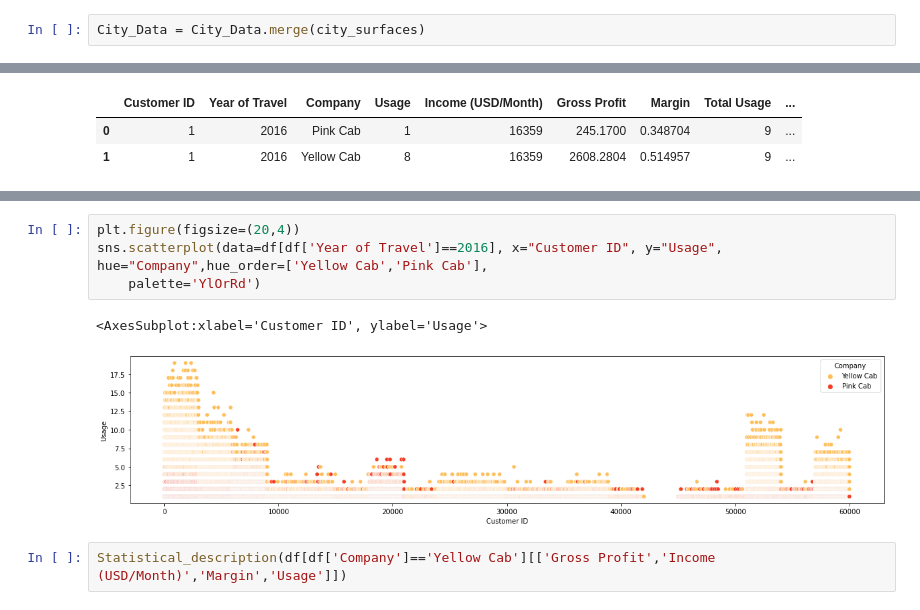
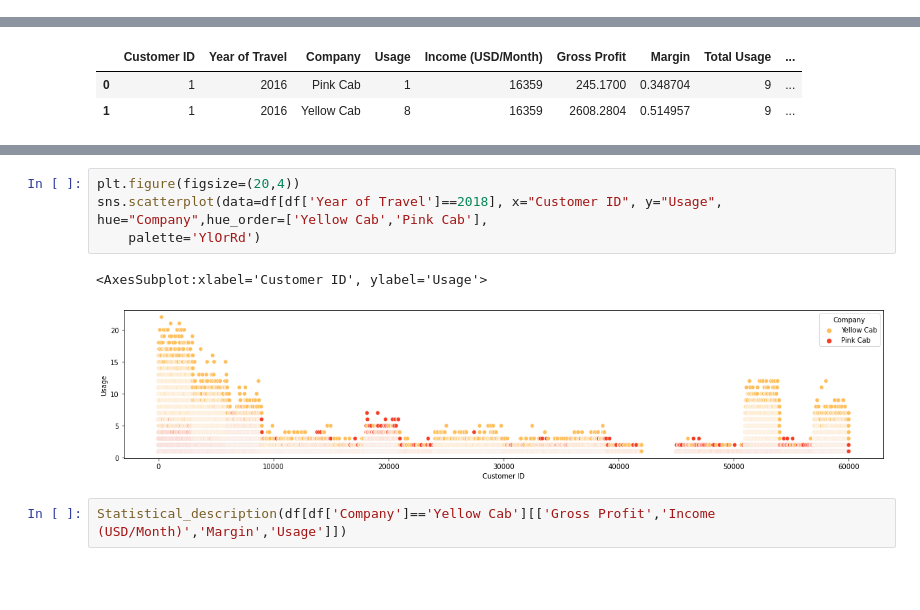
Before and after one commit to Rim-B/Cab_Investment, a Jupyter notebook: Cab Investment EDA.ipynb, the cells around one changed output, grey strips where cells are left out. Drawn from its saved outputs; the diff is of its cells as text; blank space fills up the shorter version.

```diff
--- a/Cab Investment EDA.ipynb
+++ b/Cab Investment EDA.ipynb
@@ -314,5 +304,3 @@ city_surfaces = pd.DataFrame.from_dict(city_surfaces_dictio)
-# %%
-City_Data = City_Data.merge(city_surfaces)
 # %% [markdown]
 ## Customer_Data <a class="anchor" id="Customer_Data"></a>
 # %% [markdown]
@@ -659,10 +665,10 @@ g = sns.catplot(x="Year of Travel", y="Usage",
 # %%
 plt.figure(figsize=(20,4))
-sns.scatterplot(data=df[df['Year of Travel']==2016], x="Customer ID", y="Usage", hue="Company",hue_order=['Yellow Cab','Pink Cab'],
+sns.scatterplot(data=df[df['Year of Travel']==2018], x="Customer ID", y="Usage", hue="Company",hue_order=['Yellow Cab','Pink Cab'],
     palette='YlOrRd')
 # %% [output]
 <AxesSubplot:xlabel='Customer ID', ylabel='Usage'>
-[figure, old version]
+[figure, new version]
 # %%
 Statistical_description(df[df['Company']=='Yellow Cab'][['Gross Profit','Income (USD/Month)','Margin','Usage']])
 # %% [output]
```
Also changed, not shown: parts of 38 cells of this notebook, 1 other file.
